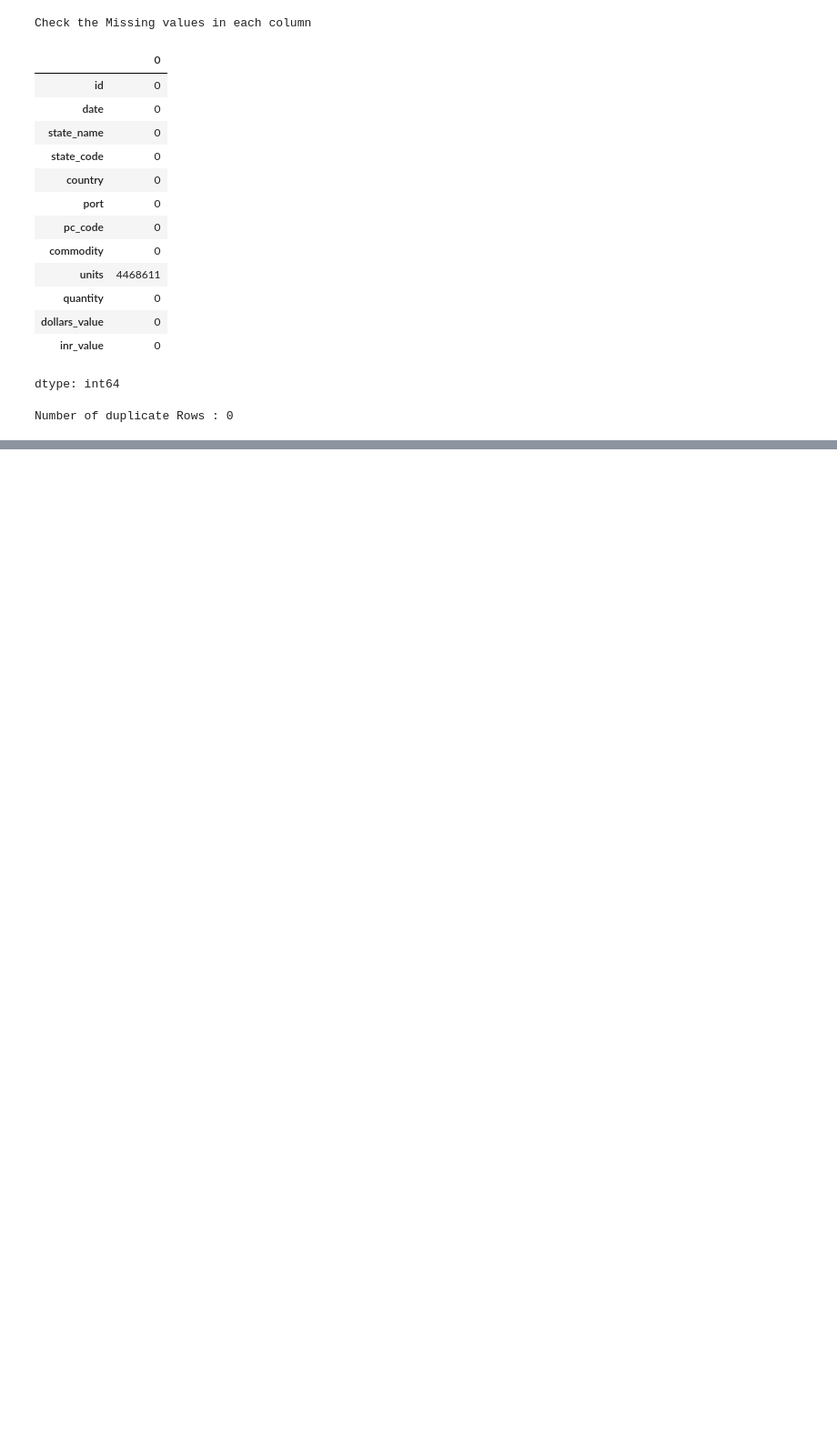
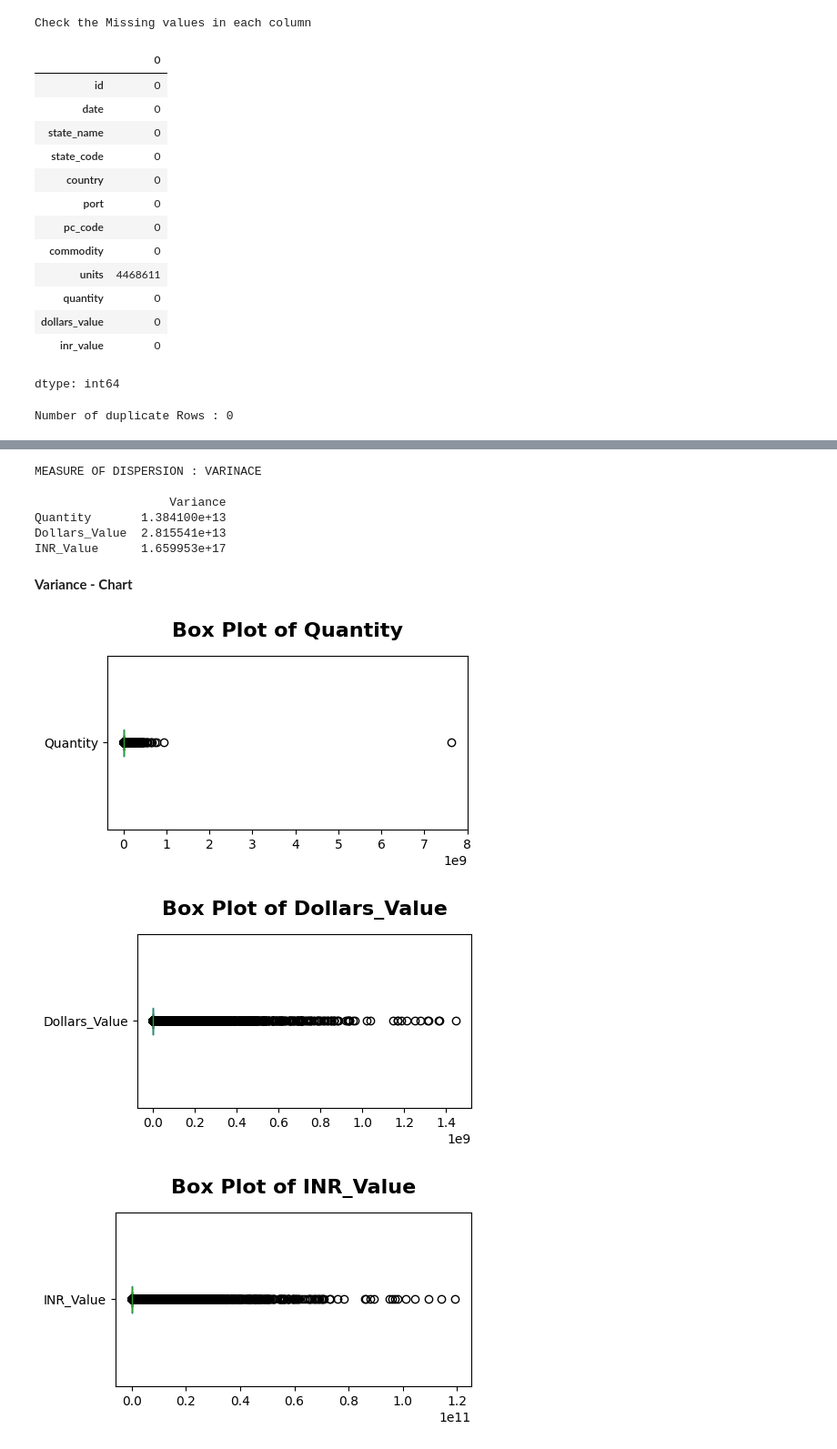
Before and after one commit to karunyajayaraman/India-Port-Level-Export-Analytics, a Jupyter notebook: India_Port_Level_Export_Analytics_2018_2024.ipynb, the cells around one changed output, grey strips where cells are left out. Shown at 91% size. Drawn from its saved outputs; the diff is of its cells as text; code cells hidden in the pictures; blank space fills up the shorter version.

```diff
--- a/India_Port_Level_Export_Analytics_2018_2024.ipynb
+++ b/India_Port_Level_Export_Analytics_2018_2024.ipynb
@@ -242,0 +1312,39 @@ df.describe()
+# %%
+# Variance
+
+cols = ['Quantity', 'Dollars_Value', 'INR_Value']
+
+variance_table = df[cols].var().to_frame(name='Variance')    #calculates the variance for each numeric column
+                                                              #Initially series then converts it into a DataFrame/table and names the column Variance.
+
+print("MEASURE OF DISPERSION : VARINACE \n")
+print(variance_table)
+# %% [output]
+MEASURE OF DISPERSION : VARINACE
+
+                   Variance
+Quantity       1.384100e+13
+Dollars_Value  2.815541e+13
+INR_Value      1.659953e+17
+# %% [markdown]
+**Variance - Chart**
+# %%
+# Box Plot – Distribution and Dispersion of Export Variables
+
+cols = ['Quantity', 'Dollars_Value', 'INR_Value']
+
+for col in cols:
+
+    plt.figure(figsize=(5, 3))
+
+    df.boxplot(column=col, grid = False, vert = False)
+
+    plt.title(f'Box Plot of {col}',fontsize=16,fontweight='bold',pad=15)
+
+    plt.tight_layout()
+
+    plt.show()
+# %% [output]
+[figure, added]
+[figure, added]
+[figure, added]
```
Also changed, not shown: parts of 218 cells of this notebook.
